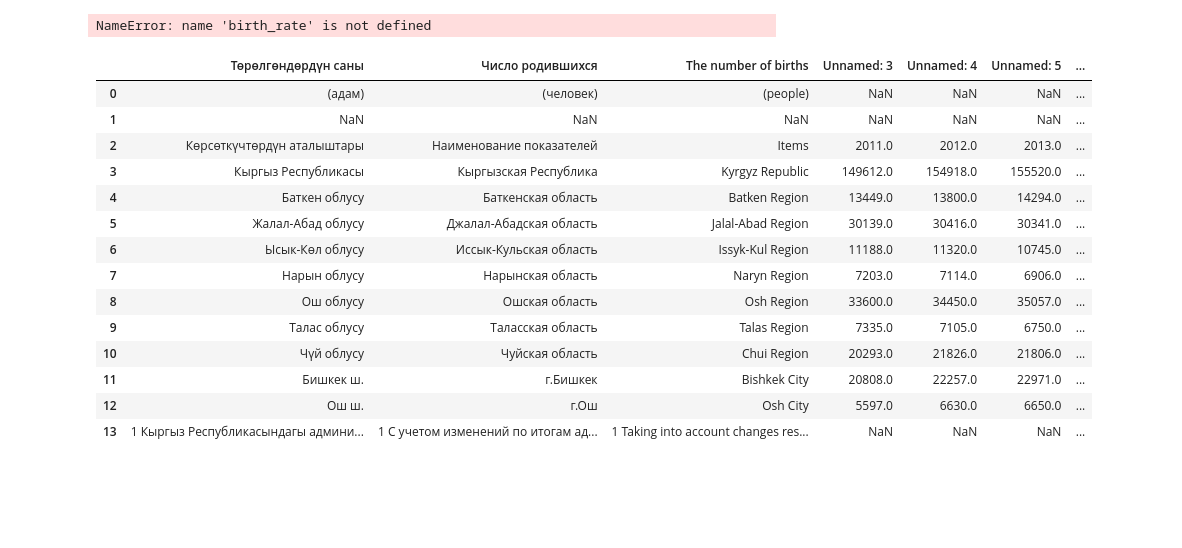
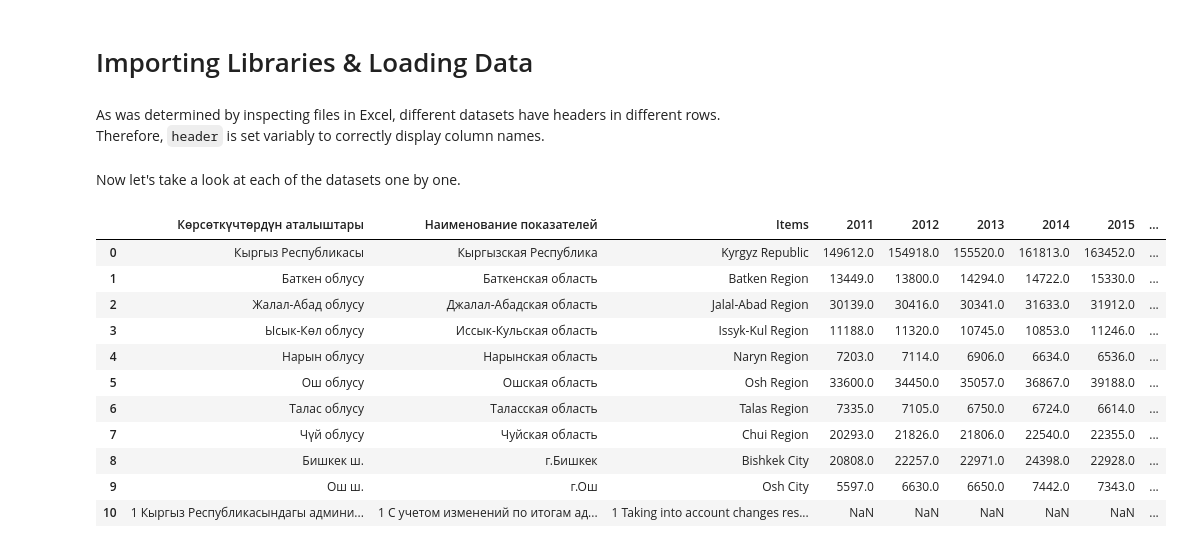
Before and after one commit to rus5sp/DAV-Project, a Jupyter notebook: cleaning.ipynb, the cells around one changed output. Drawn from its saved outputs; the diff is of its cells as text; code cells hidden in the pictures; blank space fills up the shorter version.

```diff
--- a/cleaning.ipynb
+++ b/cleaning.ipynb
@@ -2,0 +1,2 @@ import pandas as pd
+# %% [markdown]
+# Importing Libraries & Loading Data
@@ -3,26 +5,32 @@ import pandas as pd
+# %% [markdown]
+As was determined by inspecting files in Excel, different datasets have headers in different rows. Therefore, `header` is set variably to correctly display column names.
 # %%
-economy_dfs = [
-    birth_rate, employed_population, gdp_per_capita,
-    monthly_salaries, unemployment_rate,
-    ]
+# economy
+birth_rate = pd.read_excel("data/raw/economy/birth_rate.xlsx", header=3)
+employed_population = pd.read_excel("data/raw/economy/employed_population.xls", header=3)
+gdp_per_capita = pd.read_excel("data/raw/economy/gdp_per_capita.xlsx", header=2)
+monthly_salaries = pd.read_excel("data/raw/economy/monthly_salaries.xlsx", header=4)
+unemployment = pd.read_excel("data/raw/economy/unemployment.xlsx", header=4)
+production = pd.read_excel("data/raw/economy/production.xls", header=3)
+
+# education
+educational_facilities = pd.read_excel("data/raw/education/educational_facilities.xls", header=3)
+instructors = pd.read_excel("data/raw/education/instructors.xlsx", header=3)
+students = pd.read_excel("data/raw/education/students_of_schools_and_unis.xls", header=3)
-# %% [output]
-NameError: name 'birth_rate' is not defined
+# %% [markdown]
+Now let's take a look at each of the datasets one by one.
 # %%
-df = pd.read_excel("data/raw/economy/birth_rate.xlsx")
-df
+birth_rate
 # %% [output]
-|  | Төрөлгөндөрдүн саны | Число родившихся | The number of births | Unnamed: 3 | Unnamed: 4 | Unnamed: 5 | ... |
-| 0 | (адам) | (человек) | (people) | NaN | NaN | NaN | ... |
-| 1 | NaN | NaN | NaN | NaN | NaN | NaN | ... |
-| 2 | Көрсөткүчтөрдүн аталыштары | Наименование показателей | Items | 2011.0 | 2012.0 | 2013.0 | ... |
-| 3 | Кыргыз Республикасы | Кыргызская Республика | Kyrgyz Republic | 149612.0 | 154918.0 | 155520.0 | ... |
-| 4 | Баткен облусу | Баткенская область | Batken Region | 13449.0 | 13800.0 | 14294.0 | ... |
-| 5 | Жалал-Абад облусу | Джалал-Абадская область | Jalal-Abad Region | 30139.0 | 30416.0 | 30341.0 | ... |
-| 6 | Ысык-Көл облусу | Иссык-Кульская область | Issyk-Kul Region | 11188.0 | 11320.0 | 10745.0 | ... |
-| 7 | Нарын облусу | Нарынская область | Naryn Region | 7203.0 | 7114.0 | 6906.0 | ... |
-| 8 | Ош облусу | Ошская область | Osh Region | 33600.0 | 34450.0 | 35057.0 | ... |
-| 9 | Талас облусу | Таласская область | Talas Region | 7335.0 | 7105.0 | 6750.0 | ... |
-| 10 | Чүй облусу | Чуйская область | Chui Region | 20293.0 | 21826.0 | 21806.0 | ... |
-| 11 | Бишкек ш. | г.Бишкек | Bishkek City | 20808.0 | 22257.0 | 22971.0 | ... |
-| 12 | Ош ш. | г.Ош | Osh City | 5597.0 | 6630.0 | 6650.0 | ... |
-| 13 | 1 Кыргыз Республикасындагы админи... | 1 С учетом изменений по итогам ад... | 1 Taking into account changes res... | NaN | NaN | NaN | ... |
+|  | Көрсөткүчтөрдүн аталыштары | Наименование показателей | Items | 2011 | 2012 | 2013 | 2014 | 2015 | ... |
+| 0 | Кыргыз Республикасы | Кыргызская Республика | Kyrgyz Republic | 149612.0 | 154918.0 | 155520.0 | 161813.0 | 163452.0 | ... |
+| 1 | Баткен облусу | Баткенская область | Batken Region | 13449.0 | 13800.0 | 14294.0 | 14722.0 | 15330.0 | ... |
+| 2 | Жалал-Абад облусу | Джалал-Абадская область | Jalal-Abad Region | 30139.0 | 30416.0 | 30341.0 | 31633.0 | 31912.0 | ... |
+| 3 | Ысык-Көл облусу | Иссык-Кульская область | Issyk-Kul Region | 11188.0 | 11320.0 | 10745.0 | 10853.0 | 11246.0 | ... |
+| 4 | Нарын облусу | Нарынская область | Naryn Region | 7203.0 | 7114.0 | 6906.0 | 6634.0 | 6536.0 | ... |
+| 5 | Ош облусу | Ошская область | Osh Region | 33600.0 | 34450.0 | 35057.0 | 36867.0 | 39188.0 | ... |
+| 6 | Талас облусу | Таласская область | Talas Region | 7335.0 | 7105.0 | 6750.0 | 6724.0 | 6614.0 | ... |
+| 7 | Чүй облусу | Чуйская область | Chui Region | 20293.0 | 21826.0 | 21806.0 | 22540.0 | 22355.0 | ... |
+| 8 | Бишкек ш. | г.Бишкек | Bishkek City | 20808.0 | 22257.0 | 22971.0 | 24398.0 | 22928.0 | ... |
+| 9 | Ош ш. | г.Ош | Osh City | 5597.0 | 6630.0 | 6650.0 | 7442.0 | 7343.0 | ... |
+| 10 | 1 Кыргыз Республикасындагы админи... | 1 С учетом изменений по итогам ад... | 1 Taking into account changes res... | NaN | NaN | NaN | NaN | NaN | ... |
```
Also changed, not shown: parts of 10 cells of this notebook.
